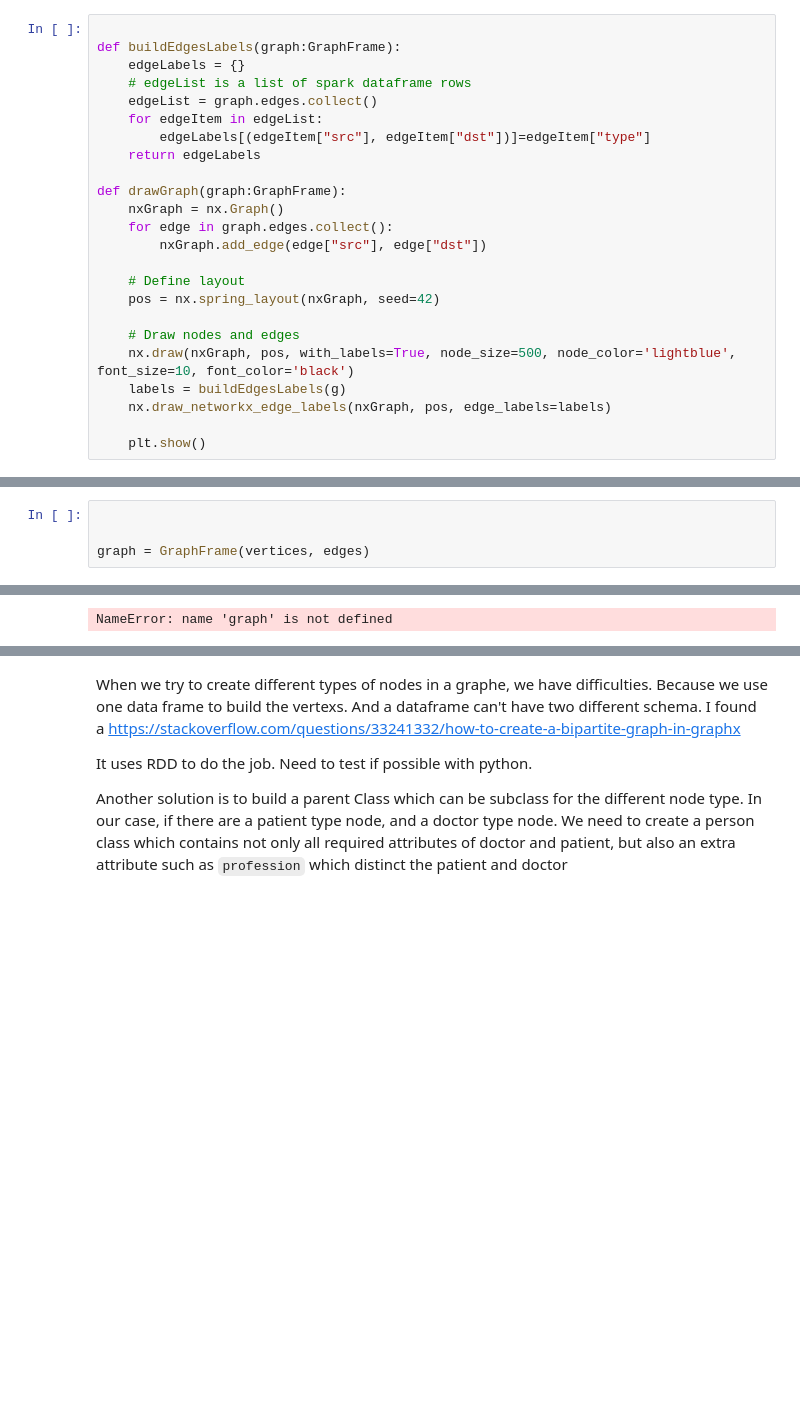
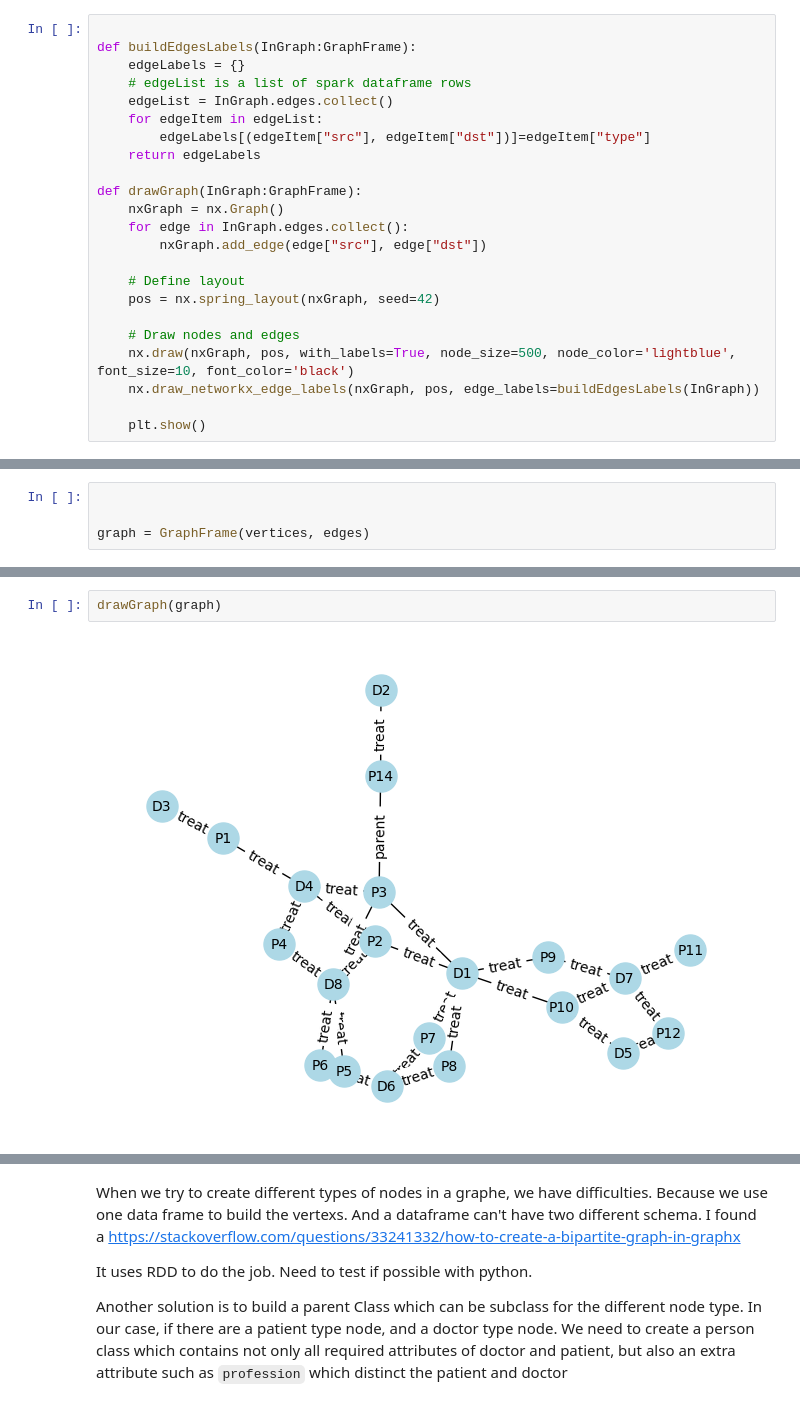
Before and after one commit to pengfei99/PySparkCommonFunc, a Jupyter notebook: notebooks/pyspark/advance/S01_GraphX/03.Biparti_graph.ipynb, the cells around one changed output, grey strips where cells are left out. Cells and saved outputs as stored; diff of their text form; blank space fills up the shorter version.

```diff
--- a/notebooks/pyspark/advance/S01_GraphX/03.Biparti_graph.ipynb
+++ b/notebooks/pyspark/advance/S01_GraphX/03.Biparti_graph.ipynb
@@ -7,17 +7,17 @@ from pyspark.sql import Row
 from graphframes import GraphFrame
 # %%
 
-def buildEdgesLabels(graph:GraphFrame):
+def buildEdgesLabels(InGraph:GraphFrame):
     edgeLabels = {}
     # edgeList is a list of spark dataframe rows
-    edgeList = graph.edges.collect()
+    edgeList = InGraph.edges.collect()
     for edgeItem in edgeList:
         edgeLabels[(edgeItem["src"], edgeItem["dst"])]=edgeItem["type"]
     return edgeLabels
 
-def drawGraph(graph:GraphFrame):
+def drawGraph(InGraph:GraphFrame):
     nxGraph = nx.Graph()
-    for edge in graph.edges.collect():
+    for edge in InGraph.edges.collect():
         nxGraph.add_edge(edge["src"], edge["dst"])
 
     # Define layout
@@ -25,8 +25,7 @@ def drawGraph(graph:GraphFrame):
 
     # Draw nodes and edges
     nx.draw(nxGraph, pos, with_labels=True, node_size=500, node_color='lightblue', font_size=10, font_color='black')
-    labels = buildEdgesLabels(g)
-    nx.draw_networkx_edge_labels(nxGraph, pos, edge_labels=labels)
+    nx.draw_networkx_edge_labels(nxGraph, pos, edge_labels=buildEdgesLabels(InGraph))
 
     plt.show()
 # %%
@@ -145,3 +185,4 @@ graph.edges.show()
 # %%
+drawGraph(graph)
 # %% [output]
-NameError: name 'graph' is not defined
+[figure, added]
```
Also changed, not shown: parts of 10 cells of this notebook, 1 other file.
